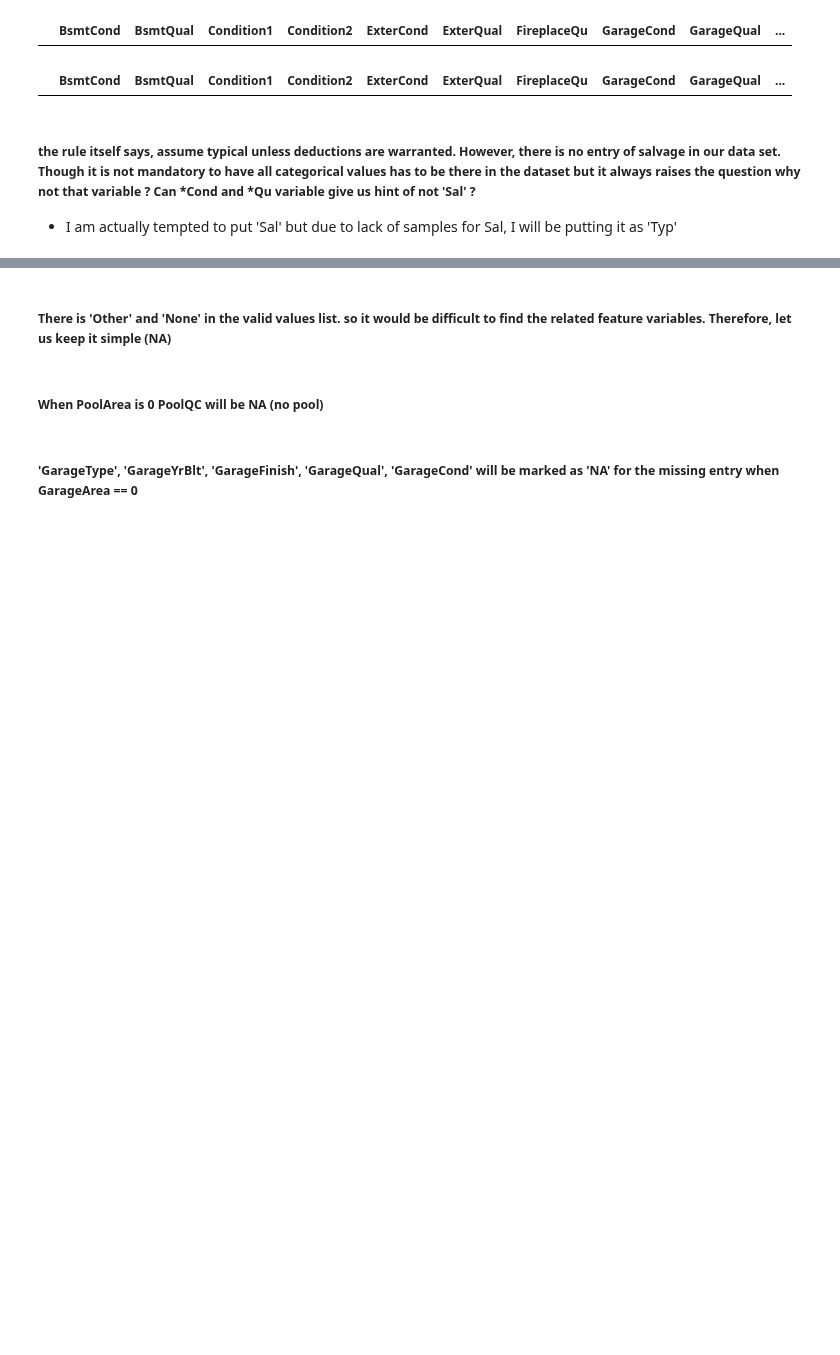
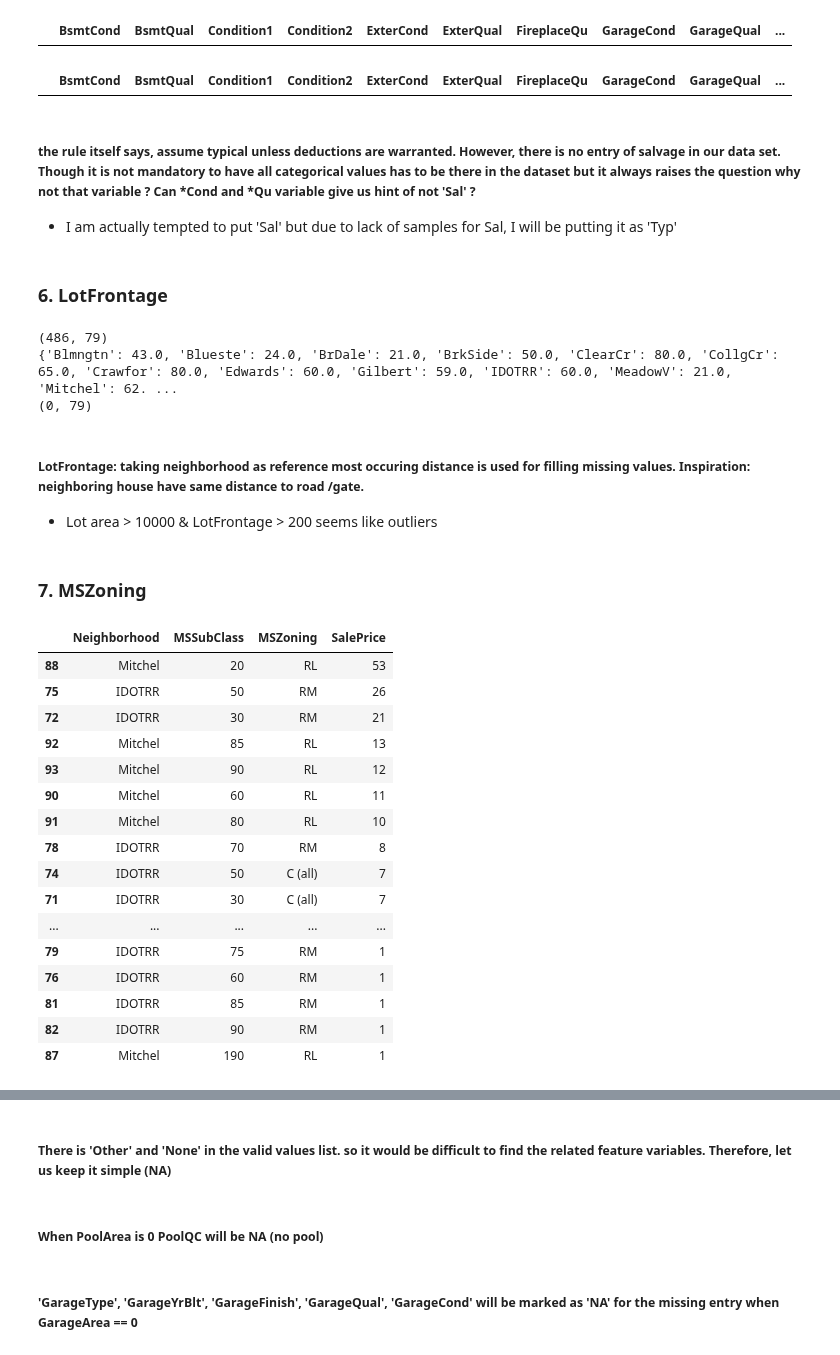
Before and after one commit to PadmarajBhat/Kaggle-Dataset-Exploration, a Jupyter notebook: House Prices- Advanced Regression Techniques/Data Wrangling/House Prices - ART(Wrangling).ipynb, the cells around one changed output, grey strips where cells are left out. Cells and saved outputs as stored; diff of their text form; code cells hidden in the pictures; blank space fills up the shorter version.

Commit message:
feat: Wrangling v4.5 : Cleaning - 5 features
- Impute steps for LotFrontage, MSZoning, MasVnrType, MasVnrArea & MiscFeature

```diff
--- a/House Prices- Advanced Regression Techniques/Data Wrangling/House Prices - ART(Wrangling).ipynb
+++ b/House Prices- Advanced Regression Techniques/Data Wrangling/House Prices - ART(Wrangling).ipynb
@@ -599,3 +599,77 @@ df_funct = functionalWrangle(df_fence)
 ##### the rule itself says, assume typical unless deductions are warranted. However, there is no entry of salvage in our data set. Though it is not mandatory to have all categorical values has to be there in the dataset but it always raises the question why not that variable ? Can *Cond and *Qu variable give us hint of not 'Sal' ?
 
 * I am actually tempted to put 'Sal' but due to lack of samples for Sal, I will be putting it as 'Typ'
+# %% [markdown]
+### 6. LotFrontage
+# %%
+def LotFrontagecheck(df_temp):
+    df = df_temp.copy()
+    #df = pd.read_csv('train.csv')
+    print(df[df.LotFrontage.isna()].shape)
+    df_LotFrontage = df[['Neighborhood','LotFrontage']].groupby('Neighborhood').agg(lambda x:x.value_counts().index[0]).reset_index()
+    df_dict = dict([tuple(x) for x in df_LotFrontage.values])
+    print(df_dict)
+
+    df['LotFrontage'] =df.LotFrontage.fillna(-1)
+    df['LotFrontage'] =df.apply(lambda x: df_dict[x['Neighborhood']] if x['LotFrontage'] == -1 else x['LotFrontage'],axis=1)
+    print(df[df.LotFrontage.isna()].shape)
+
+    '''df.plot.scatter('LotFrontage', 'SalePrice')
+    df.plot.scatter('LotArea', 'SalePrice')
+    df.plot.scatter('LotArea', 'LotFrontage')
+
+    display.display(df[df.LotFrontage > 175])'''
+    return df
+
+df_lot = LotFrontagecheck(df_funct)
+# %% [output]
+(486, 79)
+{'Blmngtn': 43.0, 'Blueste': 24.0, 'BrDale': 21.0, 'BrkSide': 50.0, 'ClearCr': 80.0, 'CollgCr': 65.0, 'Crawfor': 80.0, 'Edwards': 60.0, 'Gilbert': 59.0, 'IDOTRR': 60.0, 'MeadowV': 21.0, 'Mitchel': 62. ...
+(0, 79)
+# %% [markdown]
+##### LotFrontage: taking neighborhood as reference most occuring distance is used for filling missing values. Inspiration: neighboring house have same distance to road /gate.
+
+* Lot area > 10000 & LotFrontage > 200  seems like outliers
+# %% [markdown]
+### 7. MSZoning
+# %%
+def msZoningWrangle(df_temp):
+    df = df_temp.copy()
+
+    zone_related = ['LotShape', 'LandContour', 'Utilities', 'LotConfig', 'LandSlope', 'Neighborhood', 'Condition1',
+                    'Condition2', 'BldgType', 'OverallQual', 'OverallCond', 'MSZoning'
+                   ]
+
+    temp  = df.groupby(['Neighborhood','MSSubClass','MSZoning']).\
+    agg('count').reset_index().\
+    sort_values(by=['SalePrice'],ascending=False)[['Neighborhood','MSSubClass','MSZoning','SalePrice']]
+    dd(temp[(temp.Neighborhood == 'IDOTRR')  |(temp.Neighborhood == 'Mitchel')])
+
+    def returnmsZone(Neighborhood):
+        return temp[temp.Neighborhood == Neighborhood]['MSZoning'].tolist()[0]
+
+    df['MSZoning'] = df.apply(lambda x: returnmsZone(x['Neighborhood'], x['MSSubClass'])
+                              if x['MSZoning'] == "NA" else x['MSZoning'], axis=1)
+
+
+    return df
+
+df_ms = msZoningWrangle(df_lot)
+# %% [output]
+|  | Neighborhood | MSSubClass | MSZoning | SalePrice |
+| 88 | Mitchel | 20 | RL | 53 |
+| 75 | IDOTRR | 50 | RM | 26 |
+| 72 | IDOTRR | 30 | RM | 21 |
+| 92 | Mitchel | 85 | RL | 13 |
+| 93 | Mitchel | 90 | RL | 12 |
+| 90 | Mitchel | 60 | RL | 11 |
+| 91 | Mitchel | 80 | RL | 10 |
+| 78 | IDOTRR | 70 | RM | 8 |
+| 74 | IDOTRR | 50 | C (all) | 7 |
+| 71 | IDOTRR | 30 | C (all) | 7 |
+| ... | ... | ... | ... | ... |
+| 79 | IDOTRR | 75 | RM | 1 |
+| 76 | IDOTRR | 60 | RM | 1 |
+| 81 | IDOTRR | 85 | RM | 1 |
+| 82 | IDOTRR | 90 | RM | 1 |
+| 87 | Mitchel | 190 | RL | 1 |
```
Also changed, not shown: parts of 13 cells of this notebook.
